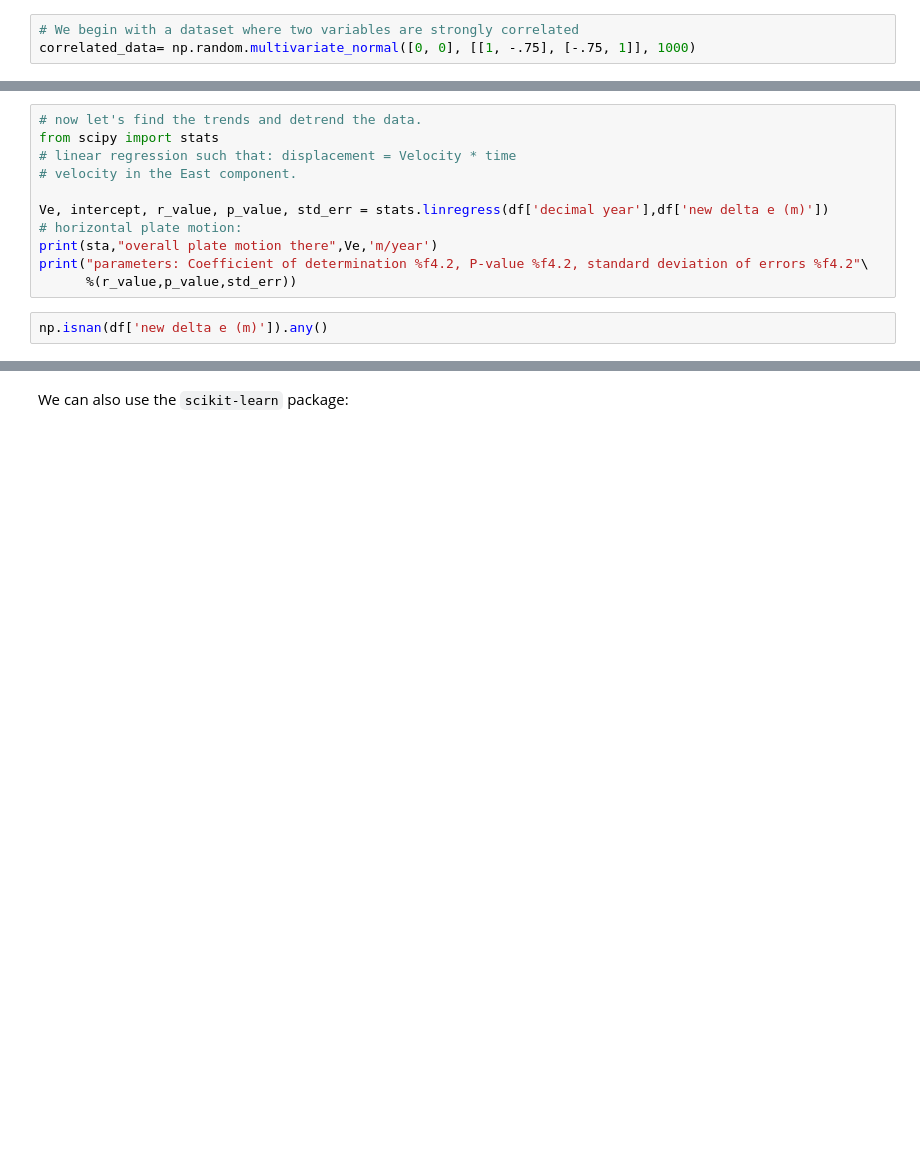
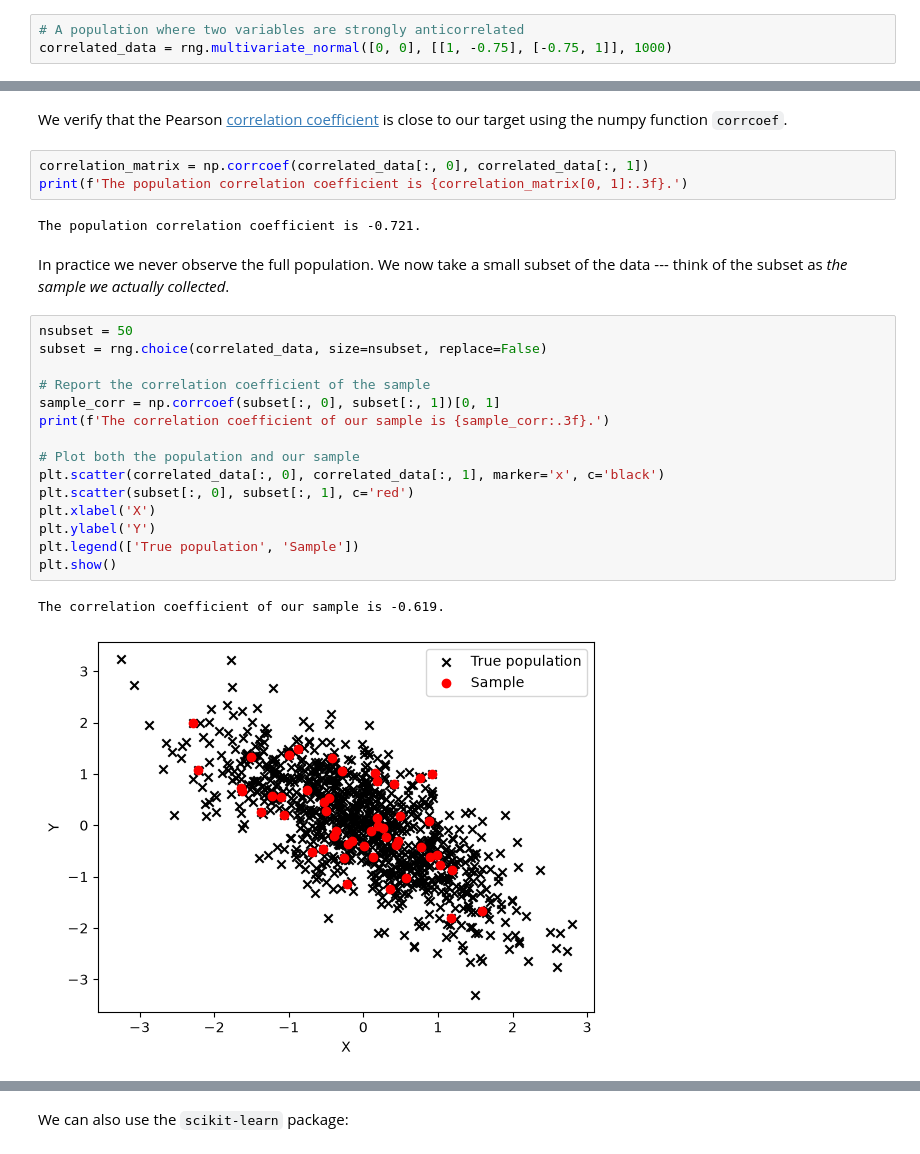
Before and after one commit to geo-smart/mlgeo-book, a Jupyter notebook: book/Chapter2-DataManipulation/2.6_resampling.ipynb, the cells around one changed output, grey strips where cells are left out. Saved outputs shown, nothing was run; the diff lists cells and outputs as text; blank space fills up the shorter version.

```diff
--- a/book/Chapter2-DataManipulation/2.6_resampling.ipynb
+++ b/book/Chapter2-DataManipulation/2.6_resampling.ipynb
@@ -113,4 +101,4 @@ We will first create correlated data using the numpy function ``random.multivari
 # %%
-# We begin with a dataset where two variables are strongly correlated
-correlated_data= np.random.multivariate_normal([0, 0], [[1, -.75], [-.75, 1]], 1000)
+# A population where two variables are strongly anticorrelated
+correlated_data = rng.multivariate_normal([0, 0], [[1, -0.75], [-0.75, 1]], 1000)
 # %% [markdown]
@@ -341,13 +114,27 @@ df.head()
-# %%
-# now let's find the trends and detrend the data.
-from scipy import stats
-# linear regression such that: displacement = Velocity * time
-# velocity in the East component.
-
-Ve, intercept, r_value, p_value, std_err = stats.linregress(df['decimal year'],df['new delta e (m)'])
-# horizontal plate motion:
-print(sta,"overall plate motion there",Ve,'m/year')
-print("parameters: Coefficient of determination %f4.2, P-value %f4.2, standard deviation of errors %f4.2"\
-      %(r_value,p_value,std_err))
-# %%
-np.isnan(df['new delta e (m)']).any()
+# %% [markdown]
+We verify that the Pearson [correlation coefficient](https://en.wikipedia.org/wiki/Correlation_coefficient) is close to our target using the numpy function ``corrcoef``.
+# %%
+correlation_matrix = np.corrcoef(correlated_data[:, 0], correlated_data[:, 1])
+print(f'The population correlation coefficient is {correlation_matrix[0, 1]:.3f}.')
+# %% [output]
+The population correlation coefficient is -0.721.
+# %% [markdown]
+In practice we never observe the full population. We now take a small subset of the data --- think of the subset as *the sample we actually collected*.
+# %%
+nsubset = 50
+subset = rng.choice(correlated_data, size=nsubset, replace=False)
+
+# Report the correlation coefficient of the sample
+sample_corr = np.corrcoef(subset[:, 0], subset[:, 1])[0, 1]
+print(f'The correlation coefficient of our sample is {sample_corr:.3f}.')
+
+# Plot both the population and our sample
+plt.scatter(correlated_data[:, 0], correlated_data[:, 1], marker='x', c='black')
+plt.scatter(subset[:, 0], subset[:, 1], c='red')
+plt.xlabel('X')
+plt.ylabel('Y')
+plt.legend(['True population', 'Sample'])
+plt.show()
+# %% [output]
+The correlation coefficient of our sample is -0.619.
+[figure, added]
```
Also changed, not shown: parts of 85 cells of this notebook, 11 other files.
